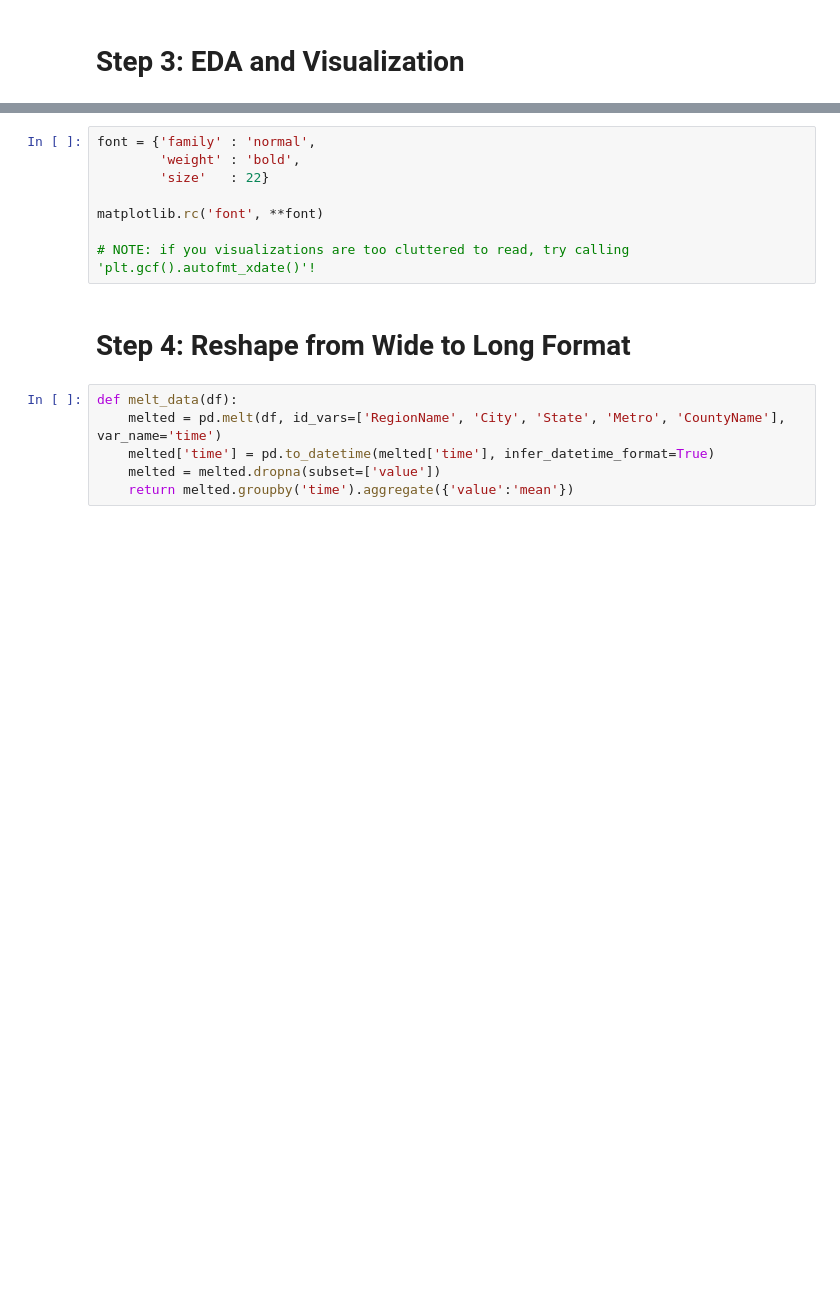
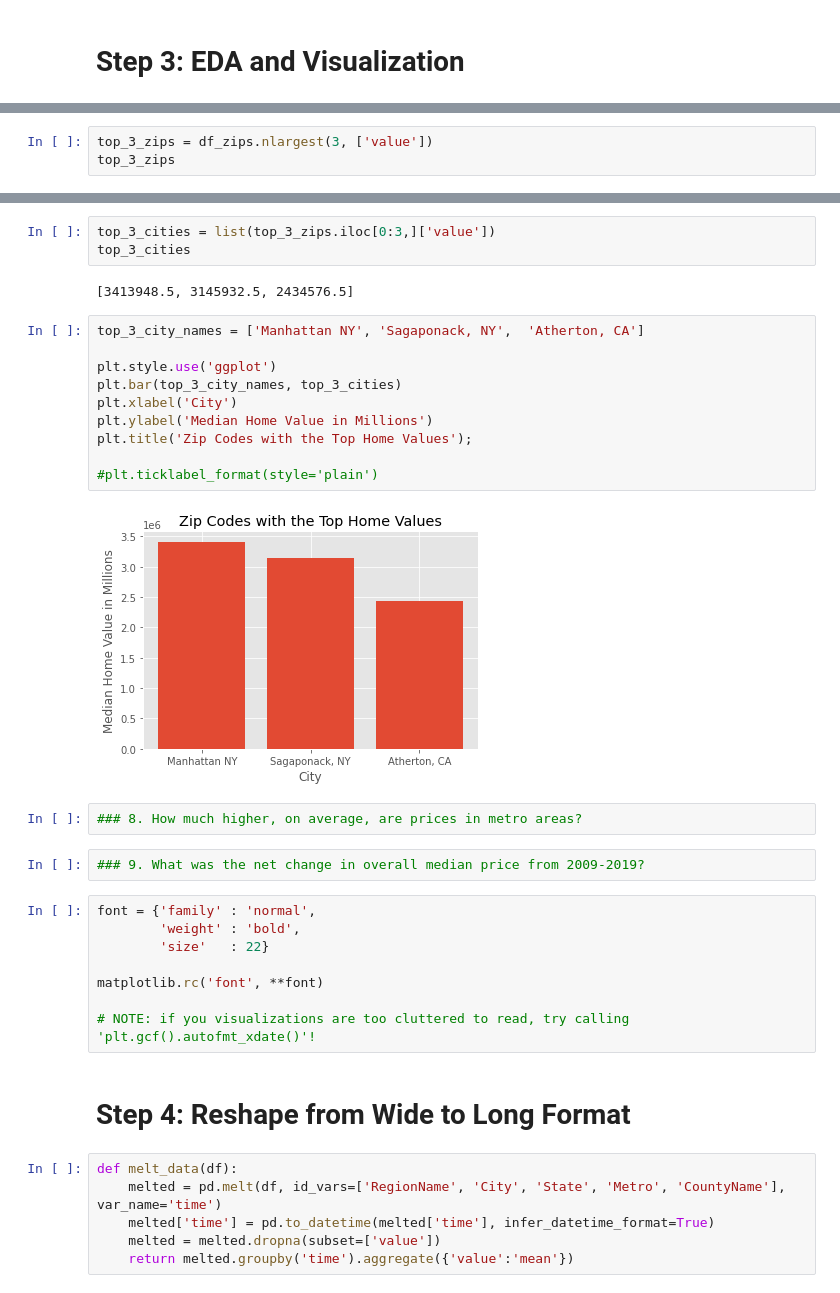
Before and after one commit to jrf6xh/Time-Series-Modeling, a Jupyter notebook: starter_notebook_CM.ipynb, the cells around one changed output, grey strips where cells are left out. Drawn from its saved outputs; the diff is of its cells as text; blank space fills up the shorter version.

```diff
--- a/starter_notebook_CM.ipynb
+++ b/starter_notebook_CM.ipynb
@@ -232,0 +479,3 @@ df.nlargest(3, ['value'])
+# %%
+top_3_zips = df_zips.nlargest(3, ['value'])
+top_3_zips
@@ -233,3 +488,24 @@ df.nlargest(3, ['value'])
+# %%
+top_3_cities = list(top_3_zips.iloc[0:3,]['value'])
+top_3_cities
+# %% [output]
+[3413948.5, 3145932.5, 2434576.5]
+# %%
+top_3_city_names = ['Manhattan NY', 'Sagaponack, NY',  'Atherton, CA']
+
+plt.style.use('ggplot')
+plt.bar(top_3_city_names, top_3_cities)
+plt.xlabel('City')
+plt.ylabel('Median Home Value in Millions')
+plt.title('Zip Codes with the Top Home Values');
+
+#plt.ticklabel_format(style='plain')
+# %% [output]
+[figure, added]
+# %%
+### 8. How much higher, on average, are prices in metro areas?
+# %%
+### 9. What was the net change in overall median price from 2009-2019?
 # %%
 font = {'family' : 'normal',
         'weight' : 'bold',
```
Also changed, not shown: parts of 41 cells of this notebook.
